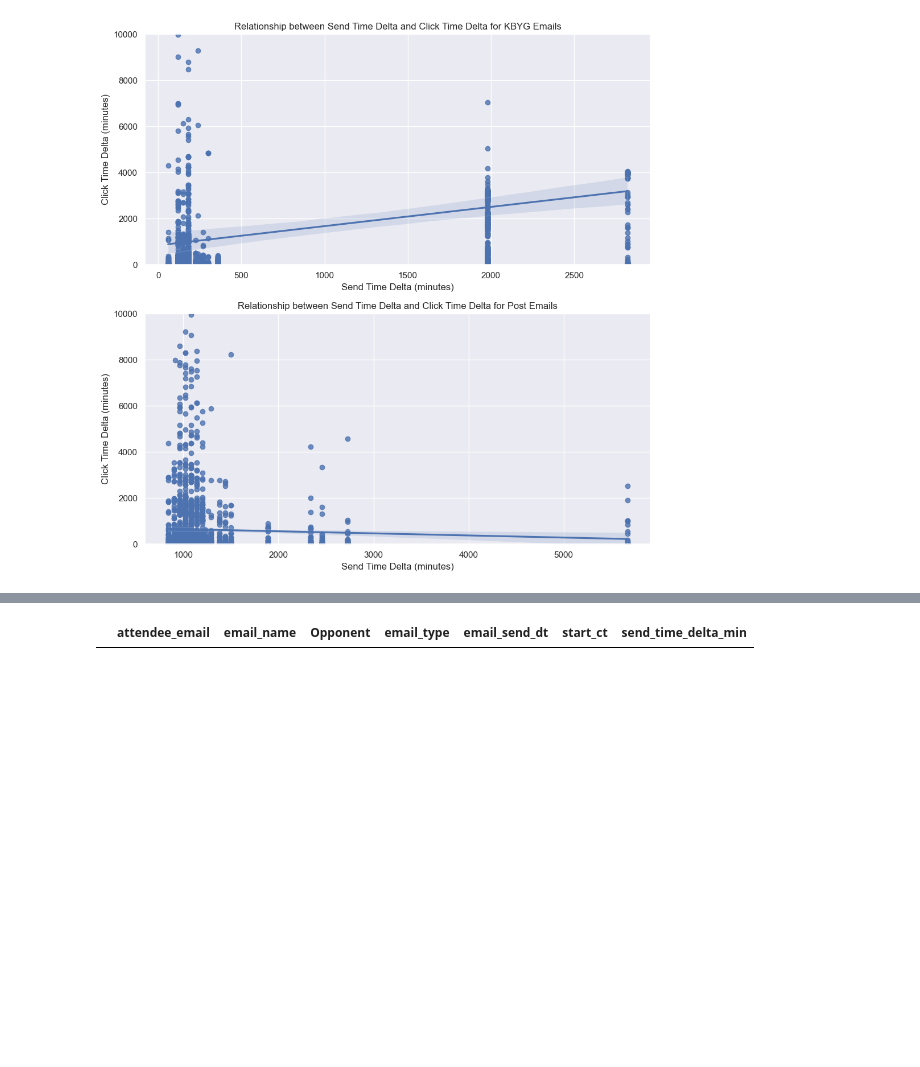
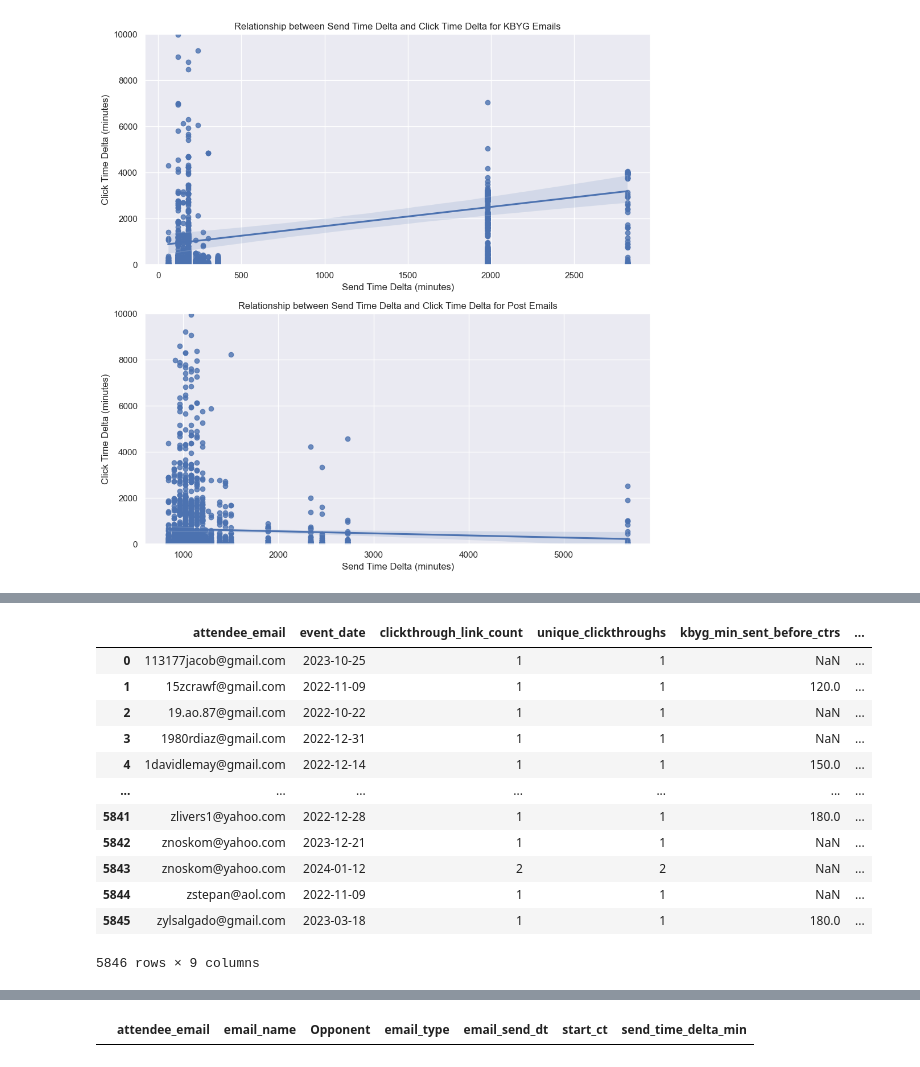
Before and after one commit to mathewj1/acl_spring_24_bulls2, a Jupyter notebook: notebooks/eda.ipynb, the cells around one changed output, grey strips where cells are left out. Saved outputs shown, nothing was run; the diff lists cells and outputs as text; code cells hidden in the pictures; blank space fills up the shorter version.

```diff
--- a/notebooks/eda.ipynb
+++ b/notebooks/eda.ipynb
@@ -348,0 +421,9 @@ plt.show()
+# %%
+def set_email_type(row):
+    if row['email_type'] == 'kbyg':
+        row['kbyg_min_sent_before'] = row['send_time_delta_min']
+    elif row['email_type'] == 'post':
+        row['post_min_sent_after'] = row['send_time_delta_min']
+    return row
+
+email_sends_games_pivoted = email_sends_games.apply(set_email_type, axis=1)
@@ -348,0 +459,11 @@ plt.show()
+# %%
+def set_email_type(row):
+    if row['email_type'] == 'kbyg':
+        row['kbyg_min_sent_before_ctrs'] = row['send_time_delta_min']
+        row['kbyg_min_til_click'] = row['click_time_delta_min']
+    elif row['email_type'] == 'post':
+        row['post_min_sent_after_ctrs'] = row['send_time_delta_min']
+        row['post_min_til_click'] = row['click_time_delta_min']
+    return row
+
+email_ctrs_games_pivoted = email_ctrs_games.apply(set_email_type, axis=1)
@@ -348,0 +482,29 @@ plt.show()
+# %%
+def concat_strings(series):
+    return ', '.join(series)
+
+email_ctrs_boiled = email_ctrs_games_pivoted.groupby(['attendee_email', 'event_date']).agg({
+    'clickthrough_link_count': 'sum',
+    'unique_clickthroughs': 'sum',
+    'kbyg_min_sent_before_ctrs': 'mean',
+    'post_min_sent_after_ctrs': 'mean',
+    'kbyg_min_til_click': 'mean',
+    'post_min_til_click': 'mean',
+    'clickthrough_url': concat_strings
+}).reset_index()
+# %%
+email_ctrs_boiled
+# %% [output]
+|  | attendee_email | event_date | clickthrough_link_count | unique_clickthroughs | kbyg_min_sent_before_ctrs | ... |
+| 0 | 113177jacob@gmail.com | 2023-10-25 | 1 | 1 | NaN | ... |
+| 1 | 15zcrawf@gmail.com | 2022-11-09 | 1 | 1 | 120.0 | ... |
+| 2 | 19.ao.87@gmail.com | 2022-10-22 | 1 | 1 | NaN | ... |
+| 3 | 1980rdiaz@gmail.com | 2022-12-31 | 1 | 1 | NaN | ... |
+| 4 | 1davidlemay@gmail.com | 2022-12-14 | 1 | 1 | 150.0 | ... |
+| ... | ... | ... | ... | ... | ... | ... |
+| 5841 | zlivers1@yahoo.com | 2022-12-28 | 1 | 1 | 180.0 | ... |
+| 5842 | znoskom@yahoo.com | 2023-12-21 | 1 | 1 | NaN | ... |
+| 5843 | znoskom@yahoo.com | 2024-01-12 | 2 | 2 | NaN | ... |
+| 5844 | zstepan@aol.com | 2022-11-09 | 1 | 1 | NaN | ... |
+| 5845 | zylsalgado@gmail.com | 2023-03-18 | 1 | 1 | 180.0 | ... |
+5846 rows × 9 columns
```
Also changed, not shown: parts of 47 cells of this notebook, 3 other files.
